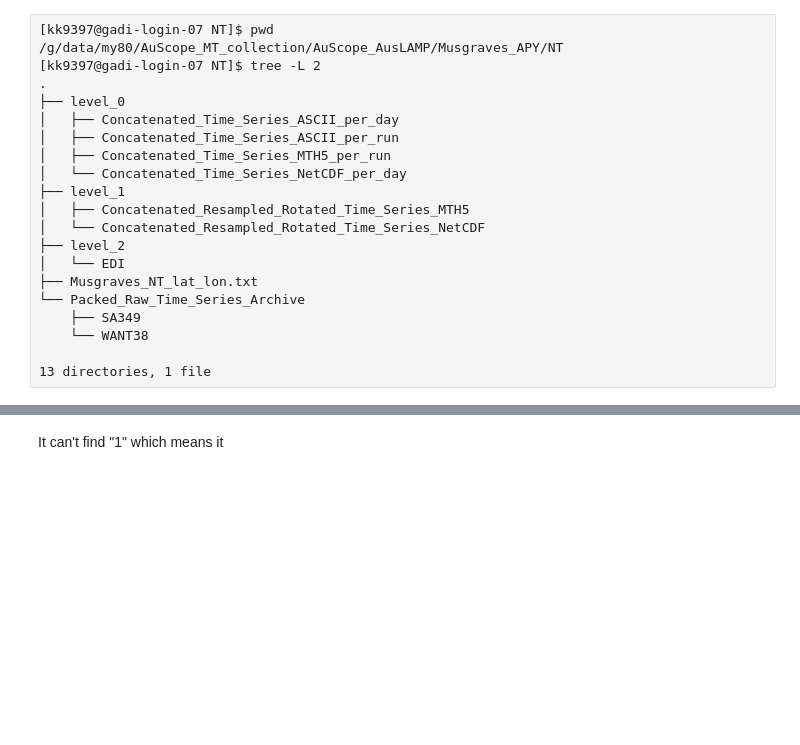
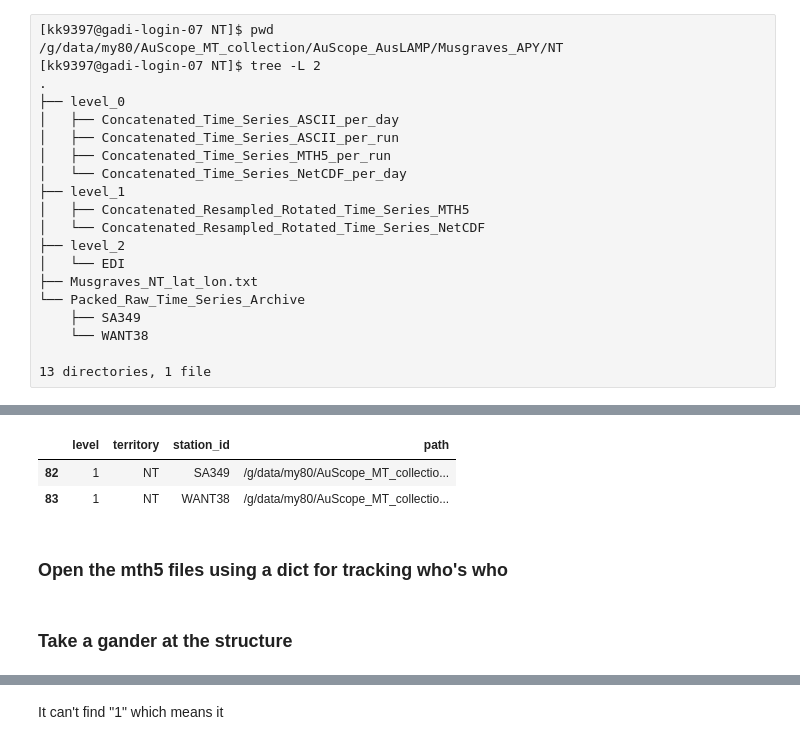
Before and after one commit to simpeg/aurora, a Jupyter notebook: aurora/test_utils/musgraves/musgraves_01.ipynb, the cells around one changed output, grey strips where cells are left out. Saved outputs shown, nothing was run; the diff lists cells and outputs as text; code cells hidden in the pictures; blank space fills up the shorter version.

```diff
--- a/aurora/test_utils/musgraves/musgraves_01.ipynb
+++ b/aurora/test_utils/musgraves/musgraves_01.ipynb
@@ -206,0 +181,9 @@ kernel_dataset.df["run_id"] = "001"
+# %%
+nt_df = df[(df.territory=="NT") & (df.level=="1")]
+nt_df
+# %% [output]
+|  | level | territory | station_id | path |
+| 82 | 1 | NT | SA349 | /g/data/my80/AuScope_MT_collectio... |
+| 83 | 1 | NT | WANT38 | /g/data/my80/AuScope_MT_collectio... |
+# %% [markdown]
+### Open the mth5 files using a dict for tracking who's who
@@ -206,0 +195,2 @@ kernel_dataset.df["run_id"] = "001"
+# %% [markdown]
+### Take a gander at the structure
```
Also changed, not shown: parts of 71 cells of this notebook.
